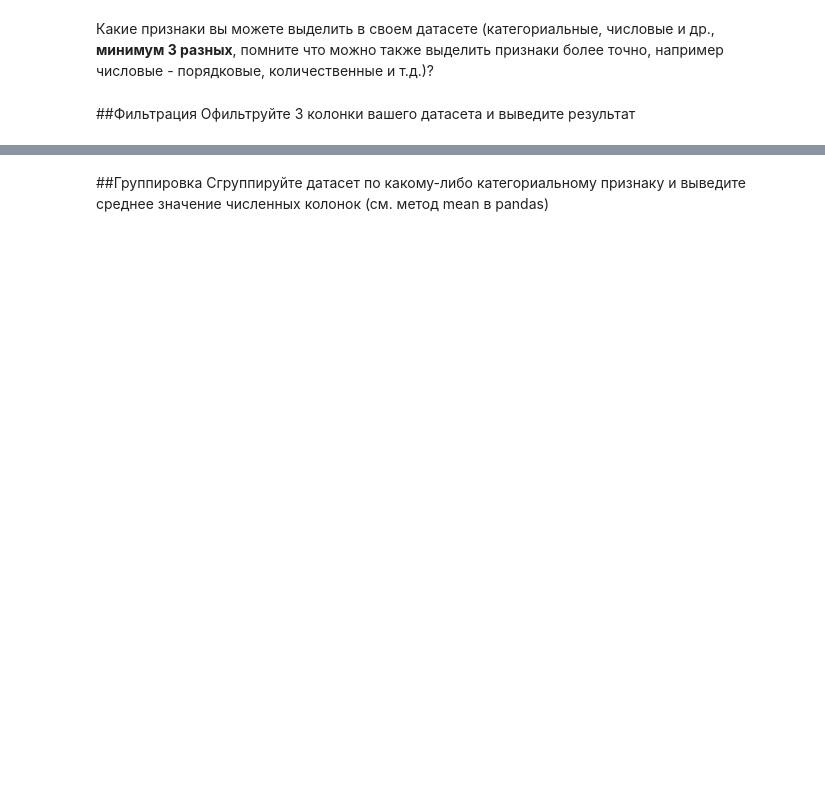
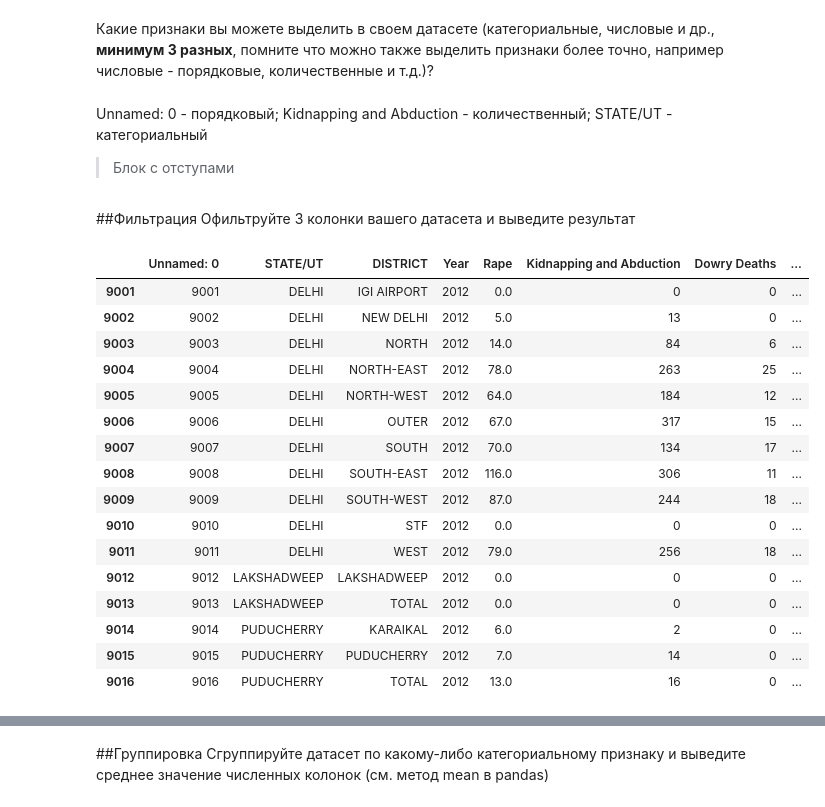
Before and after one commit to YLysov0017/Pproject, a Jupyter notebook: ML_lab1.ipynb, the cells around one changed output, grey strips where cells are left out. Drawn from its saved outputs; the diff is of its cells as text; code cells hidden in the pictures; blank space fills up the shorter version.

```diff
--- a/ML_lab1.ipynb
+++ b/ML_lab1.ipynb
@@ -71,0 +99,8 @@ df
+# %%
+
+#Вывести типы колонок тут
+df.DISTRICT = df.DISTRICT.astype("category")
+df.Year = df.Year.astype("int")
+df.Rape = df.Rape.astype("Float64")
+
+df.info()
@@ -72,9 +126,32 @@ df
 # %% [markdown]
 Какие признаки вы можете выделить в своем датасете (категориальные, числовые и др., **минимум 3 разных**, помните что можно также выделить признаки более точно, например числовые - порядковые, количественные и т.д.)?
+# %% [markdown]
+Unnamed: 0 - порядковый; Kidnapping and Abduction - количественный; STATE/UT - категориальный
+
+> Блок с отступами
 # %% [markdown]
 ##Фильтрация
 Офильтруйте 3 колонки вашего датасета и выведите результат
 # %%
 #Фильтр колонки 1
+df[df["Unnamed: 0"] > 9000]
+# %% [output]
+|  | Unnamed: 0 | STATE/UT | DISTRICT | Year | Rape | Kidnapping and Abduction | Dowry Deaths | ... |
+| 9001 | 9001 | DELHI | IGI AIRPORT | 2012 | 0.0 | 0 | 0 | ... |
+| 9002 | 9002 | DELHI | NEW DELHI | 2012 | 5.0 | 13 | 0 | ... |
+| 9003 | 9003 | DELHI | NORTH | 2012 | 14.0 | 84 | 6 | ... |
+| 9004 | 9004 | DELHI | NORTH-EAST | 2012 | 78.0 | 263 | 25 | ... |
+| 9005 | 9005 | DELHI | NORTH-WEST | 2012 | 64.0 | 184 | 12 | ... |
+| 9006 | 9006 | DELHI | OUTER | 2012 | 67.0 | 317 | 15 | ... |
+| 9007 | 9007 | DELHI | SOUTH | 2012 | 70.0 | 134 | 17 | ... |
+| 9008 | 9008 | DELHI | SOUTH-EAST | 2012 | 116.0 | 306 | 11 | ... |
+| 9009 | 9009 | DELHI | SOUTH-WEST | 2012 | 87.0 | 244 | 18 | ... |
+| 9010 | 9010 | DELHI | STF | 2012 | 0.0 | 0 | 0 | ... |
+| 9011 | 9011 | DELHI | WEST | 2012 | 79.0 | 256 | 18 | ... |
+| 9012 | 9012 | LAKSHADWEEP | LAKSHADWEEP | 2012 | 0.0 | 0 | 0 | ... |
+| 9013 | 9013 | LAKSHADWEEP | TOTAL | 2012 | 0.0 | 0 | 0 | ... |
+| 9014 | 9014 | PUDUCHERRY | KARAIKAL | 2012 | 6.0 | 2 | 0 | ... |
+| 9015 | 9015 | PUDUCHERRY | PUDUCHERRY | 2012 | 7.0 | 14 | 0 | ... |
+| 9016 | 9016 | PUDUCHERRY | TOTAL | 2012 | 13.0 | 16 | 0 | ... |
 # %%
 #Фильтр колонки 2
```
Also changed, not shown: parts of 12 cells of this notebook.
